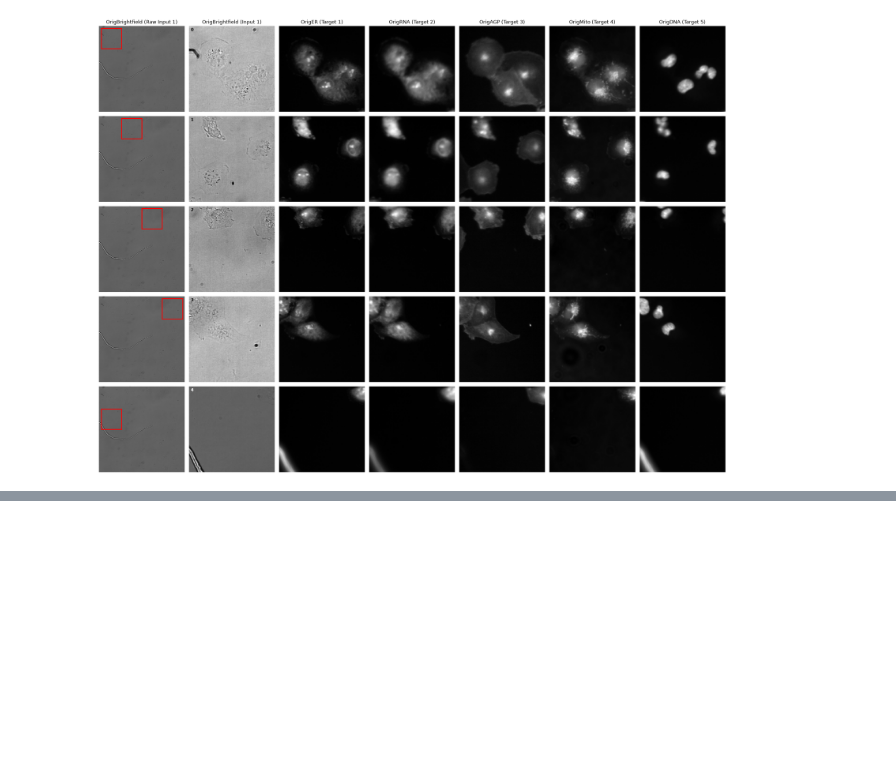
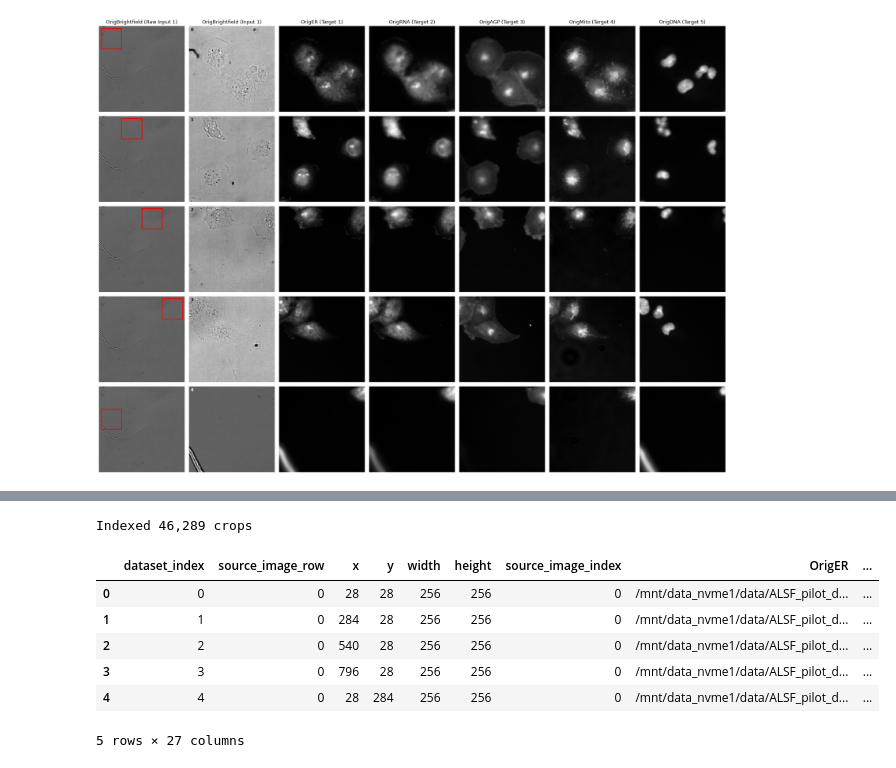
Before and after one commit to WayScience/virtual_staining_metric_analysis, a Jupyter notebook: 1.image_degradation_simulation/1.2.write_image_patches.ipynb, the cells around one changed output, grey strips where cells are left out. Cells and saved outputs as stored; diff of their text form; code cells hidden in the pictures; blank space fills up the shorter version.

```diff
--- a/1.image_degradation_simulation/1.2.write_image_patches.ipynb
+++ b/1.image_degradation_simulation/1.2.write_image_patches.ipynb
@@ -94,8 +50,9 @@ if not loaddata_files:
 # %% [markdown]
 Read in downloaded and processed loaddata
 # %%
-loaddata_df = pd.concat(pd.read_csv(file) for file in loaddata_files)
-loaddata_df.reset_index(drop=True, inplace=True)
+dataset = ds.dataset(loaddata_files, format="parquet")
+table = dataset.to_table()
+loaddata_df = table.to_pandas()
 loaddata_df.head()
 # %% [output]
 |  | FileName_OrigER | PathName_OrigER | FileName_OrigRNA | PathName_OrigRNA | FileName_OrigAGP | ... |
@@ -252,0 +149,28 @@ Indexed 277,734 TIFF files in /mnt/hdd20tb/metric_analysis/patches/index.csv
+# %%
+crop_index = get_crop_file_index(
+    cropped_dataset,
+    image_file_index_metadata,
+)
+
+# Validate no source-file mismatches between the crop index and original metadata.
+source_rows = crop_index["source_image_row"]
+dataset_source_files = image_file_index_metadata.loc[source_rows].reset_index(drop=True)
+for channel in channels:
+    if not dataset_source_files[channel].astype(str).equals(
+        crop_index[channel].astype(str)
+    ):
+        raise ValueError(f"Source-file mismatch for channel {channel}.")
+    crop_index[channel] = crop_index[channel].astype(str)
+
+print(f"Indexed {len(crop_index):,} crops")
+crop_index.rename(columns={"crop_dataset_index": "dataset_index"}, inplace=True)
+crop_index.head()
+# %% [output]
+Indexed 46,289 crops
+|  | dataset_index | source_image_row | x | y | width | height | source_image_index | OrigER | ... |
+| 0 | 0 | 0 | 28 | 28 | 256 | 256 | 0 | /mnt/data_nvme1/data/ALSF_pilot_d... | ... |
+| 1 | 1 | 0 | 284 | 28 | 256 | 256 | 0 | /mnt/data_nvme1/data/ALSF_pilot_d... | ... |
+| 2 | 2 | 0 | 540 | 28 | 256 | 256 | 0 | /mnt/data_nvme1/data/ALSF_pilot_d... | ... |
+| 3 | 3 | 0 | 796 | 28 | 256 | 256 | 0 | /mnt/data_nvme1/data/ALSF_pilot_d... | ... |
+| 4 | 4 | 0 | 28 | 284 | 256 | 256 | 0 | /mnt/data_nvme1/data/ALSF_pilot_d... | ... |
+5 rows × 27 columns
```
Also changed, not shown: parts of 10 cells of this notebook, 3 other files.
